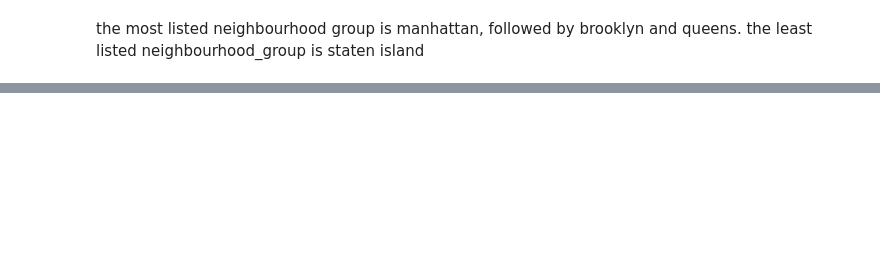
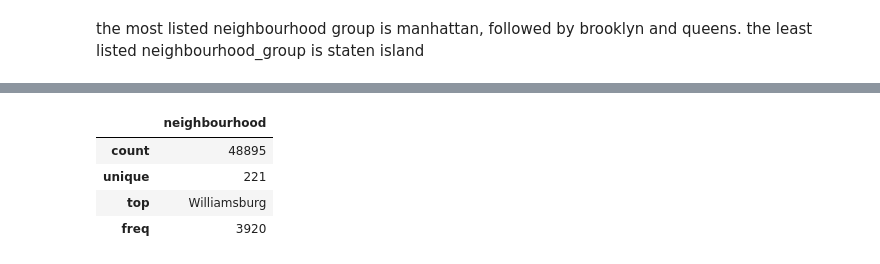
Before and after one commit to salu218/Airbnb_NY_2019_EDA, a Jupyter notebook: Airbnb_project.ipynb, the cells around one changed output, grey strips where cells are left out. Drawn from its saved outputs; the diff is of its cells as text; code cells hidden in the pictures; blank space fills up the shorter version.

```diff
--- a/Airbnb_project.ipynb
+++ b/Airbnb_project.ipynb
@@ -639,0 +642,8 @@ fig.show(renderer='colab')
+# %%
+df_neighbourhood.describe()
+# %% [output]
+|  | neighbourhood |
+| count | 48895 |
+| unique | 221 |
+| top | Williamsburg |
+| freq | 3920 |
```
Also changed, not shown: parts of 9 cells of this notebook.
